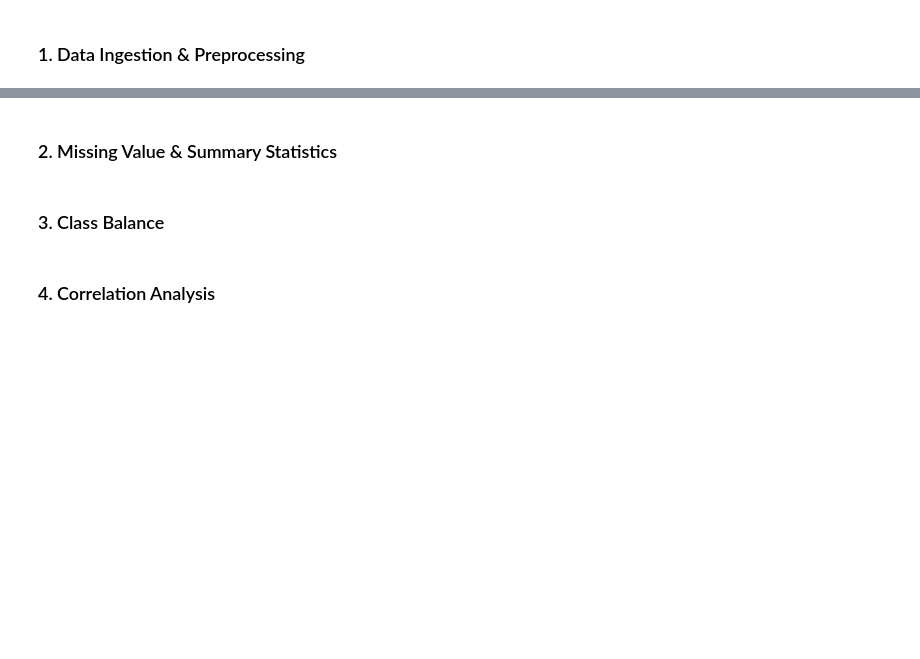
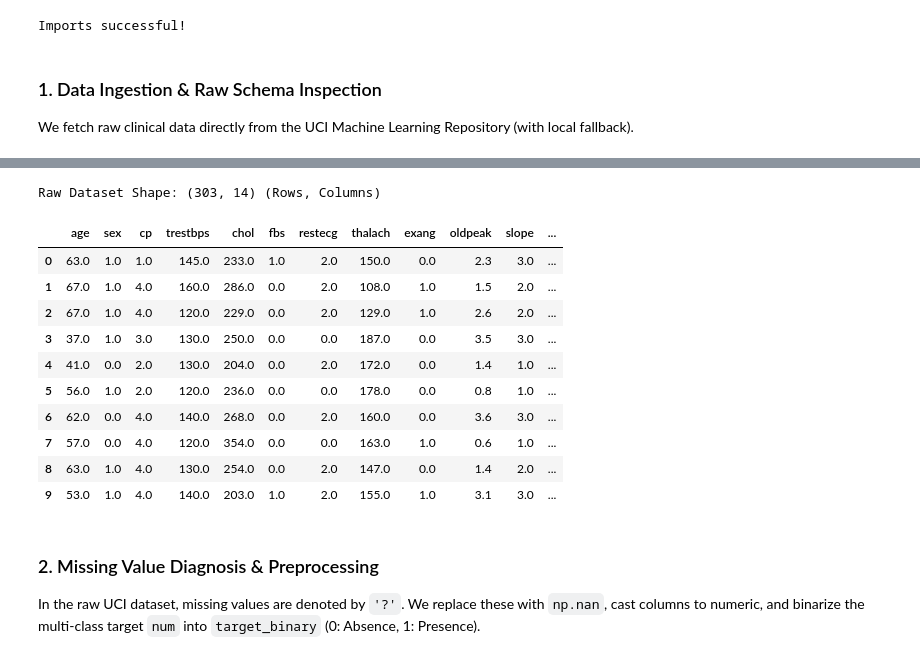
Before and after one commit to Sainagasashank/heart-disease-mlops-pipeline, a Jupyter notebook: notebooks/01_exploratory_data_analysis.ipynb, the cells around one changed output, grey strips where cells are left out. Drawn from its saved outputs; the diff is of its cells as text; code cells hidden in the pictures; blank space fills up the shorter version.

```diff
--- a/notebooks/01_exploratory_data_analysis.ipynb
+++ b/notebooks/01_exploratory_data_analysis.ipynb
@@ -10,16 +18,20 @@ import pandas as pd
 import matplotlib.pyplot as plt
 import seaborn as sns
 
-from src.config import COLUMN_NAMES, NUMERICAL_FEATURES, CATEGORICAL_FEATURES, BINARY_TARGET_COLUMN
+from src.config import COLUMN_NAMES, NUMERICAL_FEATURES, CATEGORICAL_FEATURES, BINARY_TARGET_COLUMN, RAW_CSV_PATH
 from src.data_loader import acquire_dataset
 from src.preprocessing import clean_raw_data
 
-sns.set_theme(style="whitegrid", palette="muted")
+sns.set_theme(style='whitegrid', palette='muted')
 %matplotlib inline
+print('Imports successful!')
+# %% [output]
+Imports successful!
-# %% [markdown]
-### 1. Data Ingestion & Preprocessing
+# %% [markdown]
+### 1. Data Ingestion & Raw Schema Inspection
+We fetch raw clinical data directly from the UCI Machine Learning Repository (with local fallback).
 # %%
-raw_df = acquire_dataset()
-print("Raw shape:", raw_df.shape)
-cleaned_df = clean_raw_data(raw_df)
-cleaned_df.head()
+raw_df = acquire_dataset(raw_output_path=RAW_CSV_PATH)
+print(f'Raw Dataset Shape: {raw_df.shape} (Rows, Columns)')
+raw_df.head(10)
+# %% [output]
@@ -26,2 +41,12 @@ cleaned_df.head()
+Raw Dataset Shape: (303, 14) (Rows, Columns)
+|  | age | sex | cp | trestbps | chol | fbs | restecg | thalach | exang | oldpeak | slope | ... |
+| 0 | 63.0 | 1.0 | 1.0 | 145.0 | 233.0 | 1.0 | 2.0 | 150.0 | 0.0 | 2.3 | 3.0 | ... |
+| 1 | 67.0 | 1.0 | 4.0 | 160.0 | 286.0 | 0.0 | 2.0 | 108.0 | 1.0 | 1.5 | 2.0 | ... |
+| 2 | 67.0 | 1.0 | 4.0 | 120.0 | 229.0 | 0.0 | 2.0 | 129.0 | 1.0 | 2.6 | 2.0 | ... |
+| 3 | 37.0 | 1.0 | 3.0 | 130.0 | 250.0 | 0.0 | 0.0 | 187.0 | 0.0 | 3.5 | 3.0 | ... |
+| 4 | 41.0 | 0.0 | 2.0 | 130.0 | 204.0 | 0.0 | 2.0 | 172.0 | 0.0 | 1.4 | 1.0 | ... |
+| 5 | 56.0 | 1.0 | 2.0 | 120.0 | 236.0 | 0.0 | 0.0 | 178.0 | 0.0 | 0.8 | 1.0 | ... |
+| 6 | 62.0 | 0.0 | 4.0 | 140.0 | 268.0 | 0.0 | 2.0 | 160.0 | 0.0 | 3.6 | 3.0 | ... |
+| 7 | 57.0 | 0.0 | 4.0 | 120.0 | 354.0 | 0.0 | 0.0 | 163.0 | 1.0 | 0.6 | 1.0 | ... |
+| 8 | 63.0 | 1.0 | 4.0 | 130.0 | 254.0 | 0.0 | 2.0 | 147.0 | 0.0 | 1.4 | 2.0 | ... |
+| 9 | 53.0 | 1.0 | 4.0 | 140.0 | 203.0 | 1.0 | 2.0 | 155.0 | 1.0 | 3.1 | 3.0 | ... |
-# %% [markdown]
-### 2. Missing Value & Summary Statistics
@@ -32,2 +52,0 @@ cleaned_df.describe().T
-# %% [markdown]
-### 3. Class Balance
@@ -39,2 +53,3 @@ plt.show()
-# %% [markdown]
-### 4. Correlation Analysis
+# %% [markdown]
+### 2. Missing Value Diagnosis & Preprocessing
+In the raw UCI dataset, missing values are denoted by `'?'`. We replace these with `np.nan`, cast columns to numeric, and binarize the multi-class target `num` into `target_binary` (0: Absence, 1: Presence).
```
Also changed, not shown: parts of 17 cells of this notebook, 37 other files.
